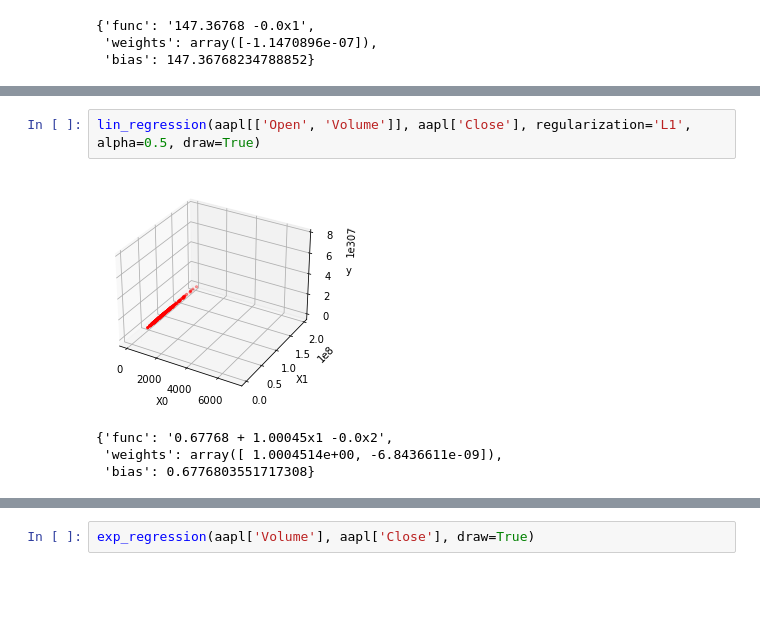
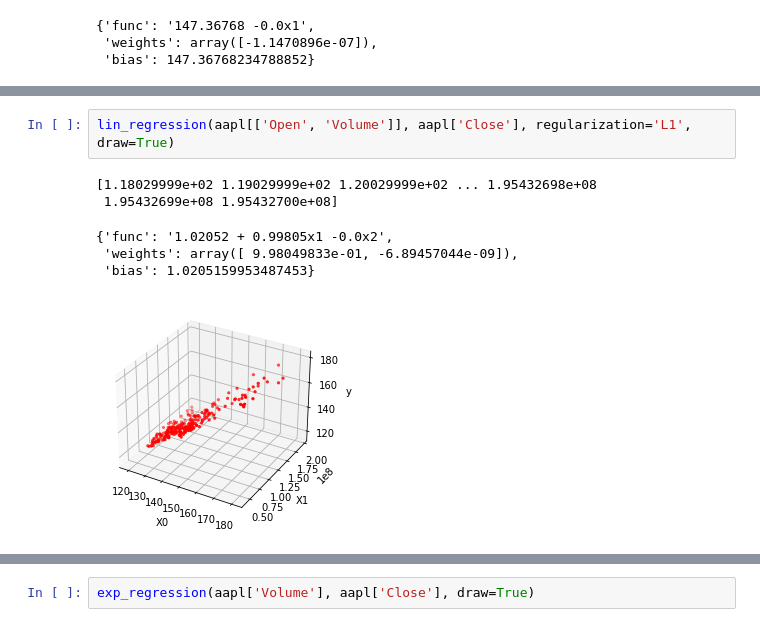
Before and after one commit to Samofalova/optimal_machine_learning, a Jupyter notebook: HW4/real_data.ipynb, the cells around one changed output, grey strips where cells are left out. Cells and saved outputs as stored; diff of their text form; blank space fills up the shorter version.

```diff
--- a/HW4/real_data.ipynb
+++ b/HW4/real_data.ipynb
@@ -319,10 +344,12 @@ lin_regression(aapl[['Open', 'Volume']], aapl['Close'], draw=True)
 # %%
-lin_regression(aapl[['Open', 'Volume']], aapl['Close'], regularization='L1', alpha=0.5, draw=True)
+lin_regression(aapl[['Open', 'Volume']], aapl['Close'], regularization='L1', draw=True)
 # %% [output]
+[1.18029999e+02 1.19029999e+02 1.20029999e+02 ... 1.95432698e+08
+ 1.95432699e+08 1.95432700e+08]
+{'func': '1.02052 + 0.99805x1 -0.0x2',
+ 'weights': array([ 9.98049833e-01, -6.89457044e-09]),
+ 'bias': 1.0205159953487453}
-[figure, old version]
+[figure, new version]
-{'func': '0.67768 + 1.00045x1 -0.0x2',
- 'weights': array([ 1.0004514e+00, -6.8436611e-09]),
- 'bias': 0.6776803551717308}
 # %%
 lin_regression(aapl[['Open', 'Volume']], aapl['Close'], regularization='L2', draw=True)
 # %% [output]
```
Also changed, not shown: parts of 7 cells of this notebook.
